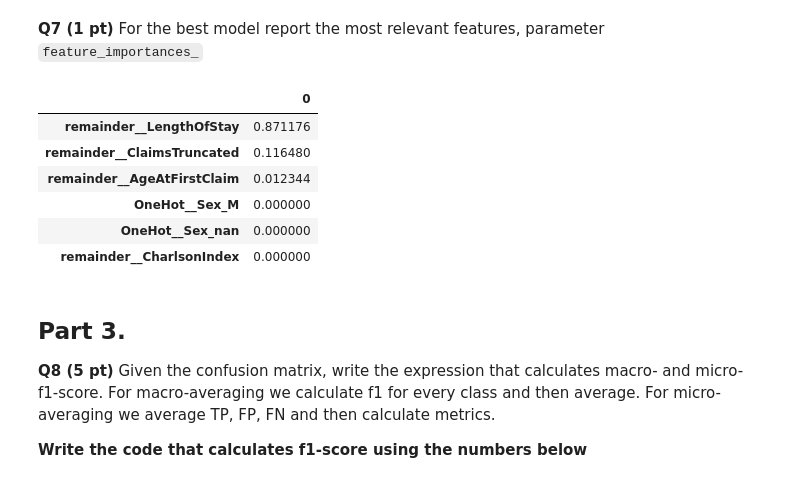
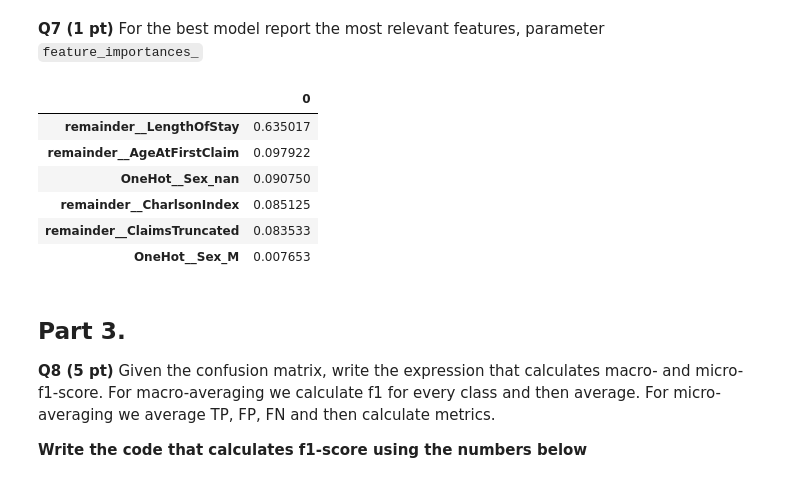
Before and after one commit to YKhalitov/College-Projects, a Jupyter notebook: RIT-Projects/Machine Learning - CSCI 335/HW7.ipynb, the cells around one changed output. Drawn from its saved outputs; the diff is of its cells as text; code cells hidden in the pictures.

```diff
--- a/RIT-Projects/Machine Learning - CSCI 335/HW7.ipynb
+++ b/RIT-Projects/Machine Learning - CSCI 335/HW7.ipynb
@@ -304,15 +308,15 @@ RocCurveDisplay.from_predictions(y_test, clf.best_estimator_.predict_proba(X_tes
 # %% [markdown]
 **Q7 (1 pt)** For the best model report the most relevant features, parameter `feature_importances_`
 # %%
-pd.DataFrame(clf_dt.best_estimator_.feature_importances_, X_train_transformed.columns).sort_values(0, ascending=False)
+pd.DataFrame(clf.best_estimator_.feature_importances_, X_train_transformed.columns).sort_values(0, ascending=False)
 # %% [output]
 |  | 0 |
-| remainder__LengthOfStay | 0.871176 |
-| remainder__ClaimsTruncated | 0.116480 |
-| remainder__AgeAtFirstClaim | 0.012344 |
-| OneHot__Sex_M | 0.000000 |
-| OneHot__Sex_nan | 0.000000 |
-| remainder__CharlsonIndex | 0.000000 |
+| remainder__LengthOfStay | 0.635017 |
+| remainder__AgeAtFirstClaim | 0.097922 |
+| OneHot__Sex_nan | 0.090750 |
+| remainder__CharlsonIndex | 0.085125 |
+| remainder__ClaimsTruncated | 0.083533 |
+| OneHot__Sex_M | 0.007653 |
 # %% [markdown]
 ## Part 3.
 **Q8 (5 pt)** Given the confusion matrix, write the expression that calculates macro- and micro- f1-score. For macro-averaging we calculate f1 for every class and then average. For micro-averaging we average TP, FP, FN and then calculate metrics.
```
Also changed, not shown: parts of 7 cells of this notebook.
